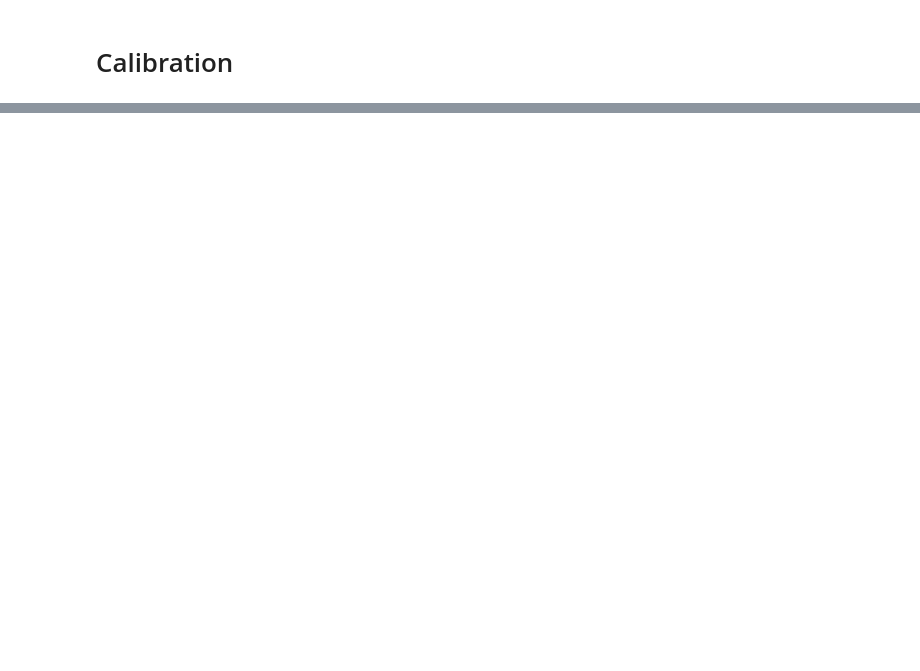
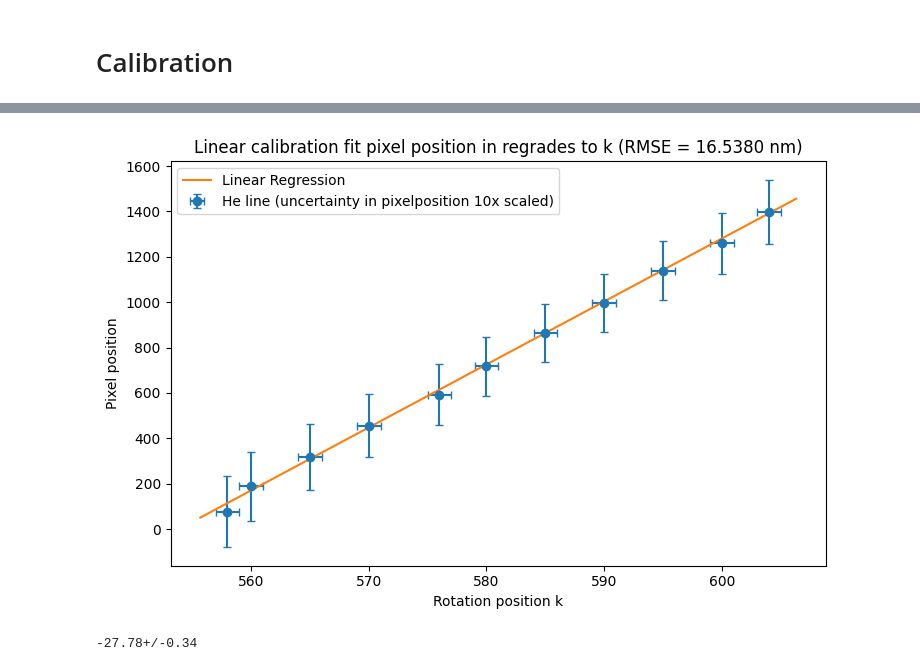
Before and after one commit to Mhfd10/P2_ETHZ_SS26, a Jupyter notebook: Spectroscopy_3/main.ipynb, the cells around one changed output, grey strips where cells are left out. Cells and saved outputs as stored; diff of their text form; code cells hidden in the pictures; blank space fills up the shorter version.

Commit message:
added calibration pixel position to k

```diff
--- a/Spectroscopy_3/main.ipynb
+++ b/Spectroscopy_3/main.ipynb
@@ -1,7 +1,14 @@
 # %%
 import numpy as np
+import matplotlib.pyplot as plt
+from uncertainties import ufloat
+
 from basics import load_images, convert_into_array, sort_data
-from calibration import k_lambda_fit
+from calibration import k_lambda_fit, fit_B_with_b_k0_uncertainties, fit_gaussian_intensity_profiles
+
+# some constants
+p_central = 720
+s_p = ufloat(3.45*10**3,0) # pixel size in nm
 # %% [markdown]
 # Calibration
 # %%
@@ -30,0 +39,18 @@ print(b,k0)
+# %%
+path_p_k_Notizen = "C:/Users/Lorenz/Documents/Datenanalyse/P1/Basic_Spectroscopy_1/Notizen/"
+path_p_k_Bilder = "C:/Users/Lorenz/Documents/Datenanalyse/P1/Basic_Spectroscopy_1/Bilder/p_cal_2"
+
+images_p_k = load_images(path_p_k_Bilder)
+images_one_line_p_k, raw_one_line_p_k = convert_into_array(images_p_k )
+img_dic_p_k = sort_data(path_p_k_Bilder, path_p_k_Notizen, images_one_line_p_k, "p_cal_1")
+
+fit_results_p_k = fit_gaussian_intensity_profiles(img_dic_p_k)
+lambda0 = 587.5 # adjust
+
+# linear fit for relation, k and px
+B = fit_B_with_b_k0_uncertainties(img_dic_p_k, fit_results_p_k,b,k0,lambda0,p_central)
+
+print(B)
+# %% [output]
+[figure, added]
+-27.78+/-0.34
```
Also changed, not shown: parts of 1 cell of this notebook.
